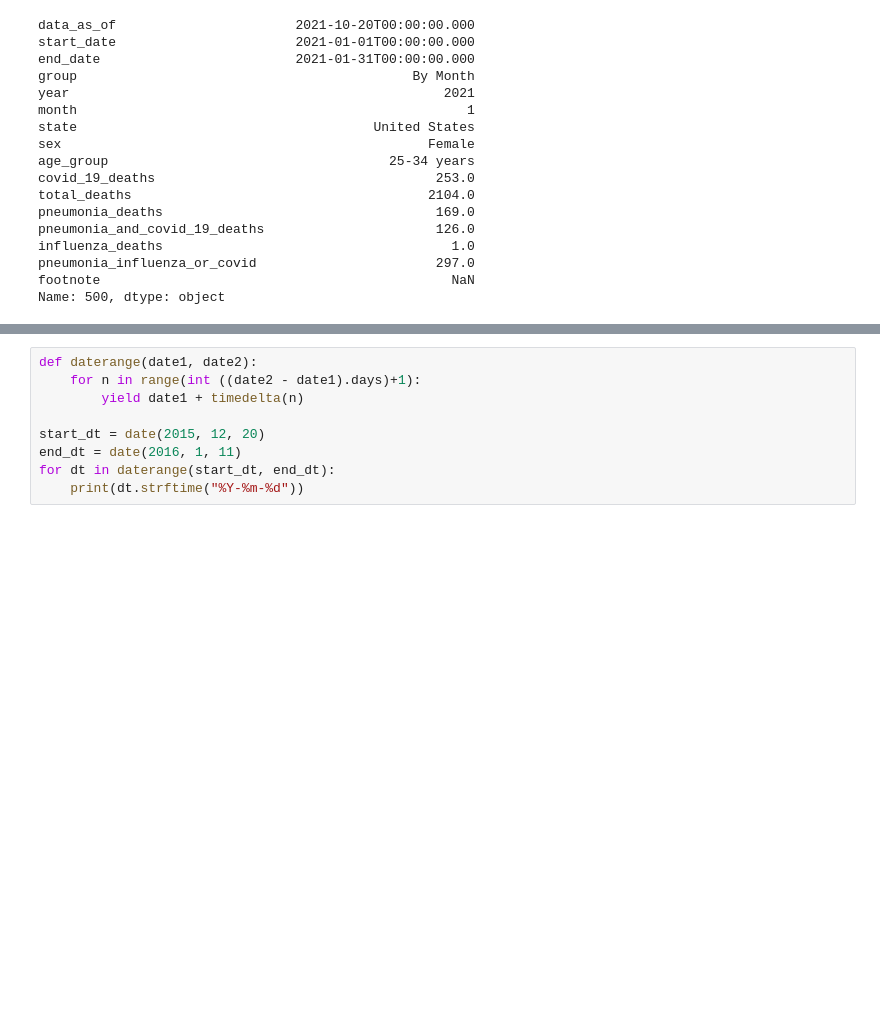
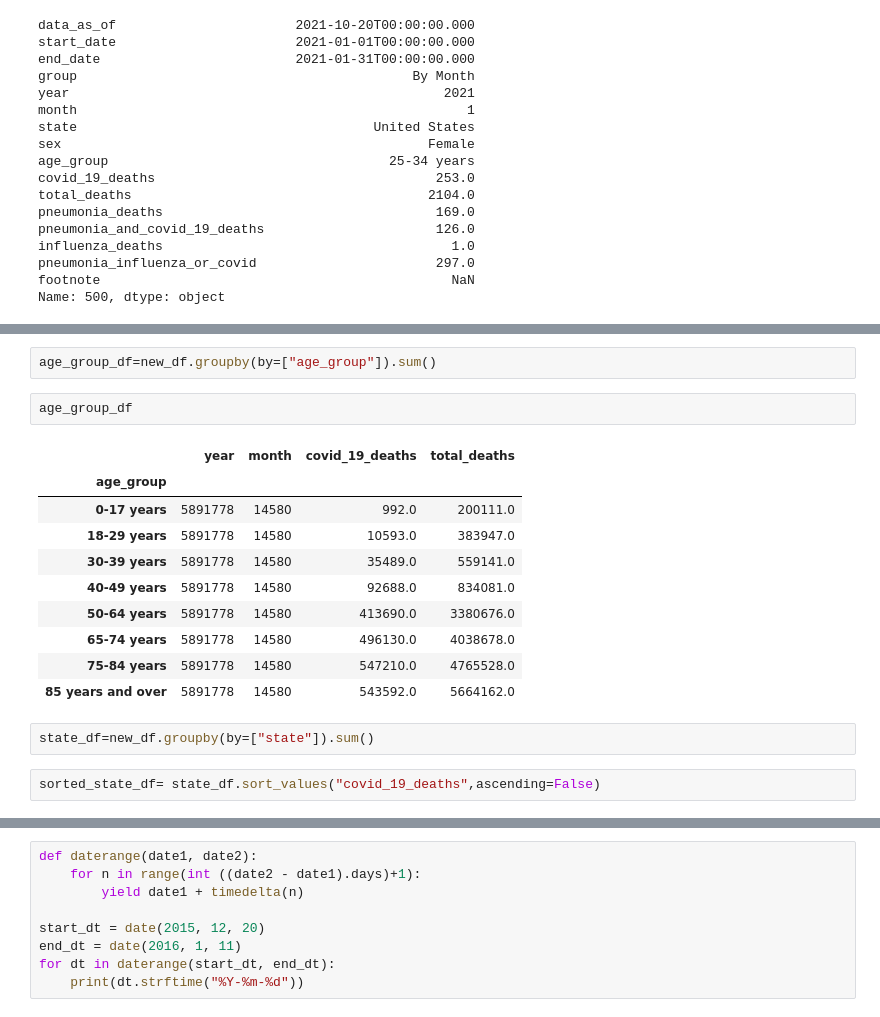
Before and after one commit to AlexanderLorin/Project-1-MKFG, a Jupyter notebook: Binning_Covid_file1.ipynb, the cells around one changed output, grey strips where cells are left out. Cells and saved outputs as stored; diff of their text form; blank space fills up the shorter version.

```diff
--- a/Binning_Covid_file1.ipynb
+++ b/Binning_Covid_file1.ipynb
@@ -155,0 +254,19 @@ Name: 500, dtype: object
+# %%
+age_group_df=new_df.groupby(by=["age_group"]).sum()
+# %%
+age_group_df
+# %% [output]
+|  | year | month | covid_19_deaths | total_deaths |
+| age_group |  |  |  |  |
+| 0-17 years | 5891778 | 14580 | 992.0 | 200111.0 |
+| 18-29 years | 5891778 | 14580 | 10593.0 | 383947.0 |
+| 30-39 years | 5891778 | 14580 | 35489.0 | 559141.0 |
+| 40-49 years | 5891778 | 14580 | 92688.0 | 834081.0 |
+| 50-64 years | 5891778 | 14580 | 413690.0 | 3380676.0 |
+| 65-74 years | 5891778 | 14580 | 496130.0 | 4038678.0 |
+| 75-84 years | 5891778 | 14580 | 547210.0 | 4765528.0 |
+| 85 years and over | 5891778 | 14580 | 543592.0 | 5664162.0 |
+# %%
+state_df=new_df.groupby(by=["state"]).sum()
+# %%
+sorted_state_df= state_df.sort_values("covid_19_deaths",ascending=False)
```
Also changed, not shown: parts of 15 cells of this notebook.
